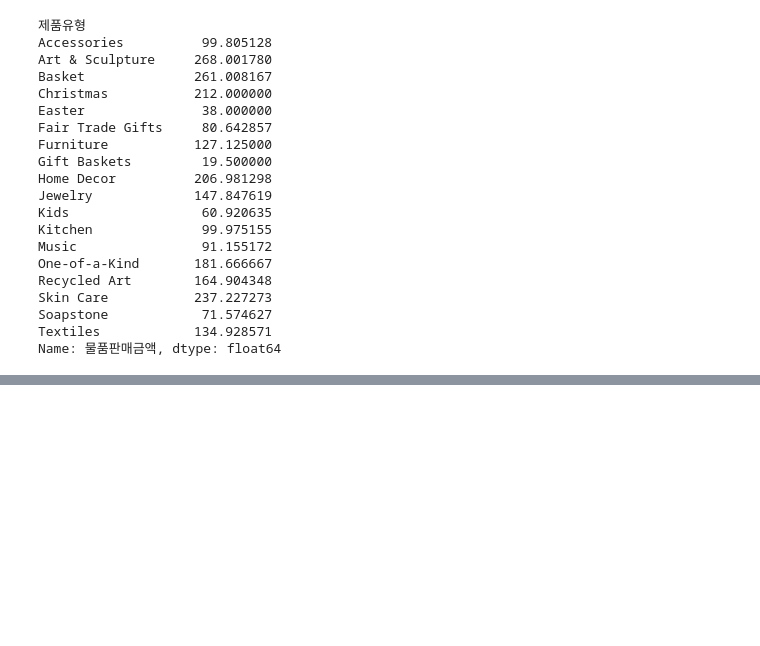
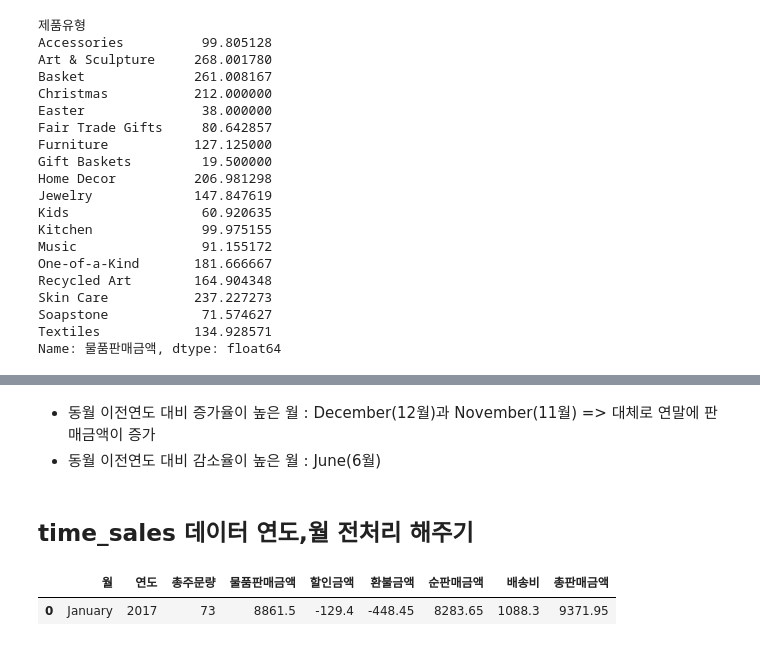
Before and after one commit to young-hun-jo/KaggleStruggle, a Jupyter notebook: Retail_sales/retail_sales_analysis.ipynb, the cells around one changed output, grey strips where cells are left out. Saved outputs shown, nothing was run; the diff lists cells and outputs as text; code cells hidden in the pictures; blank space fills up the shorter version.

```diff
--- a/Retail_sales/retail_sales_analysis.ipynb
+++ b/Retail_sales/retail_sales_analysis.ipynb
@@ -235,0 +281,10 @@ df
+# %% [markdown]
+- 동월 이전연도 대비 증가율이 높은 월 : December(12월)과 November(11월) => 대체로 연말에 판매금액이 증가
+- 동월 이전연도 대비 감소율이 높은 월 : June(6월)
+# %% [markdown]
+## time_sales 데이터 연도,월 전처리 해주기
+# %%
+time_sales.head(1)
+# %% [output]
+|  | 월 | 연도 | 총주문량 | 물품판매금액 | 할인금액 | 환불금액 | 순판매금액 | 배송비 | 총판매금액 |
+| 0 | January | 2017 | 73 | 8861.5 | -129.4 | -448.45 | 8283.65 | 1088.3 | 9371.95 |
```
Also changed, not shown: parts of 7 cells of this notebook.
